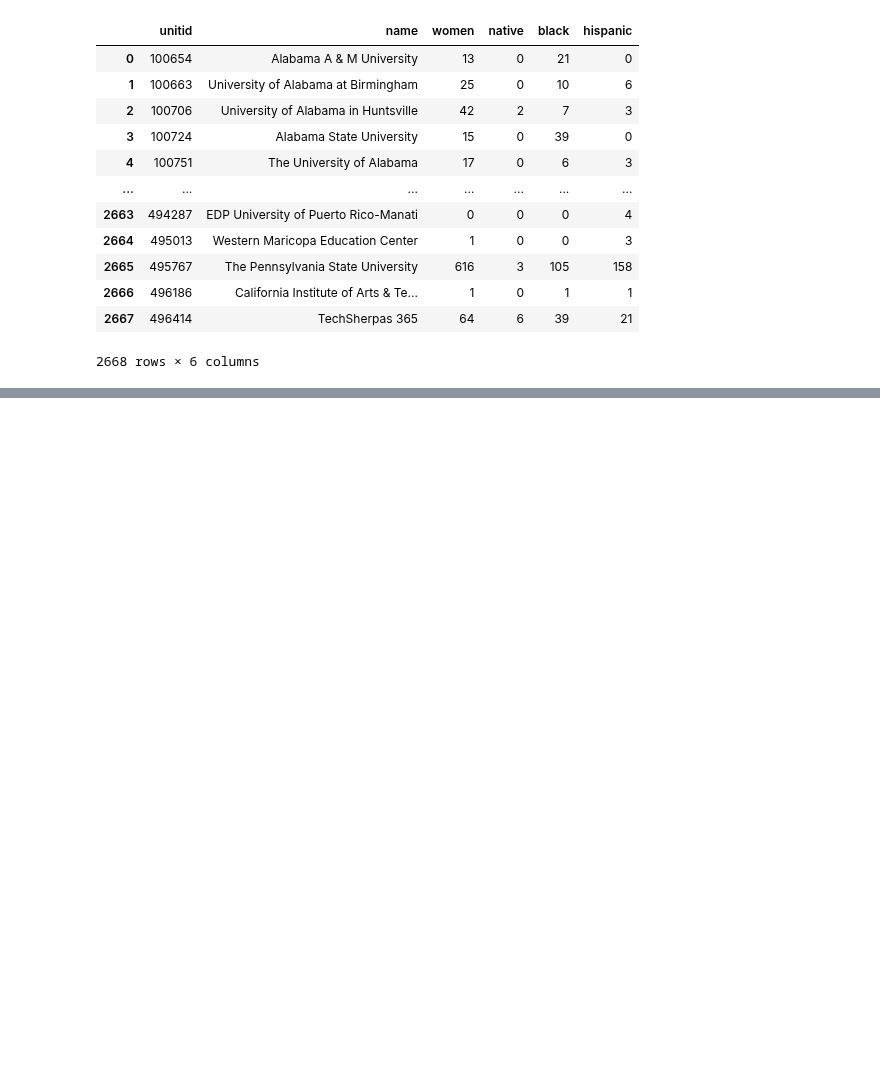
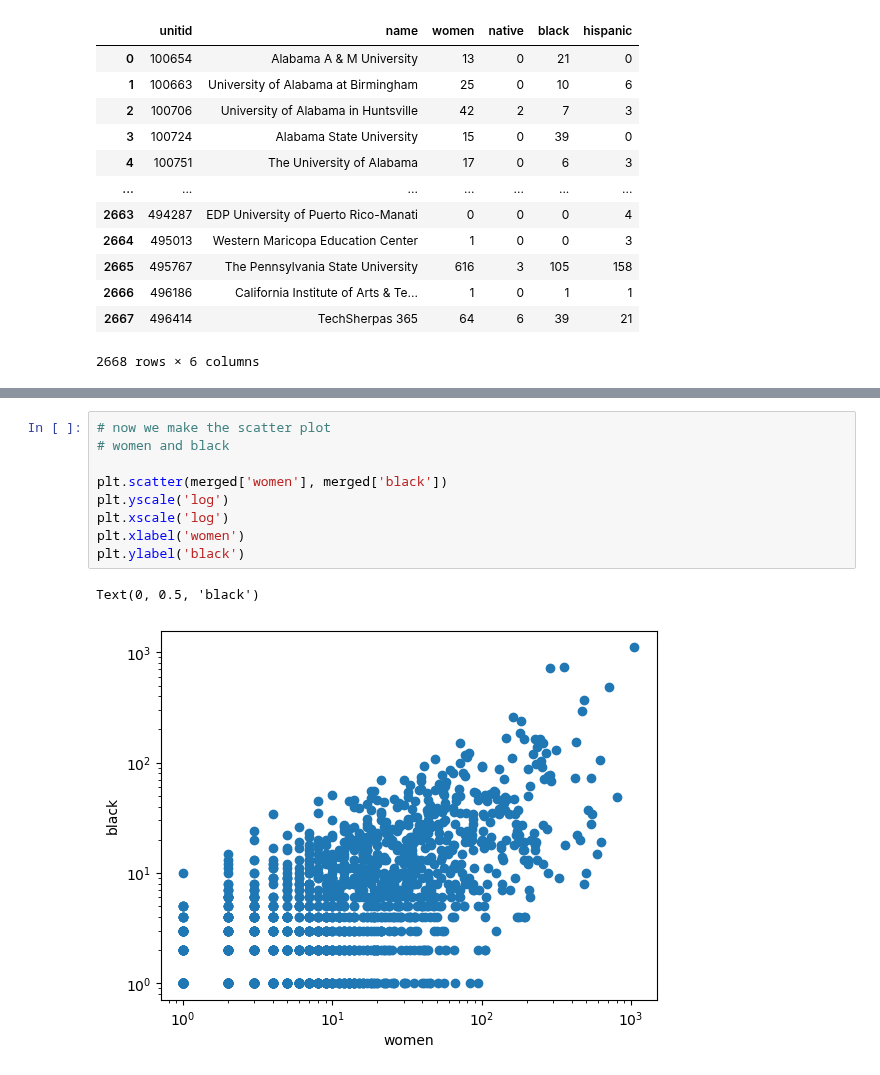
Before and after one commit to jmasontaylor/Education, a Jupyter notebook: src/FirstWeek.ipynb, the cells around one changed output, grey strips where cells are left out. Saved outputs shown, nothing was run; the diff lists cells and outputs as text; blank space fills up the shorter version.

```diff
--- a/src/FirstWeek.ipynb
+++ b/src/FirstWeek.ipynb
@@ -145,0 +131,12 @@ Type:      function
+# %%
+# now we make the scatter plot
+# women and black
+
+plt.scatter(merged['women'], merged['black'])
+plt.yscale('log')
+plt.xscale('log')
+plt.xlabel('women')
+plt.ylabel('black')
+# %% [output]
+Text(0, 0.5, 'black')
+[figure, added]
```
Also changed, not shown: parts of 13 cells of this notebook.
